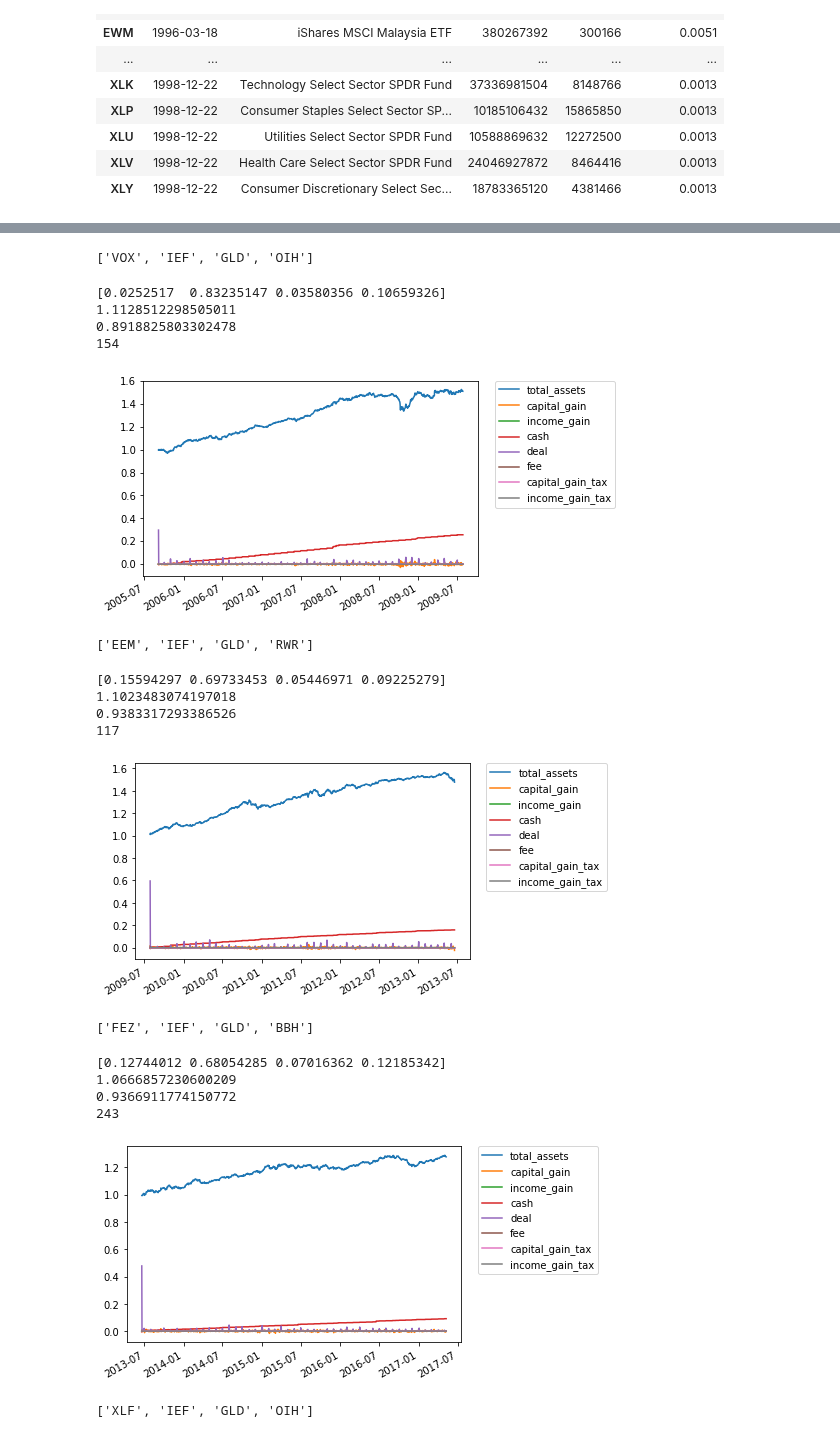
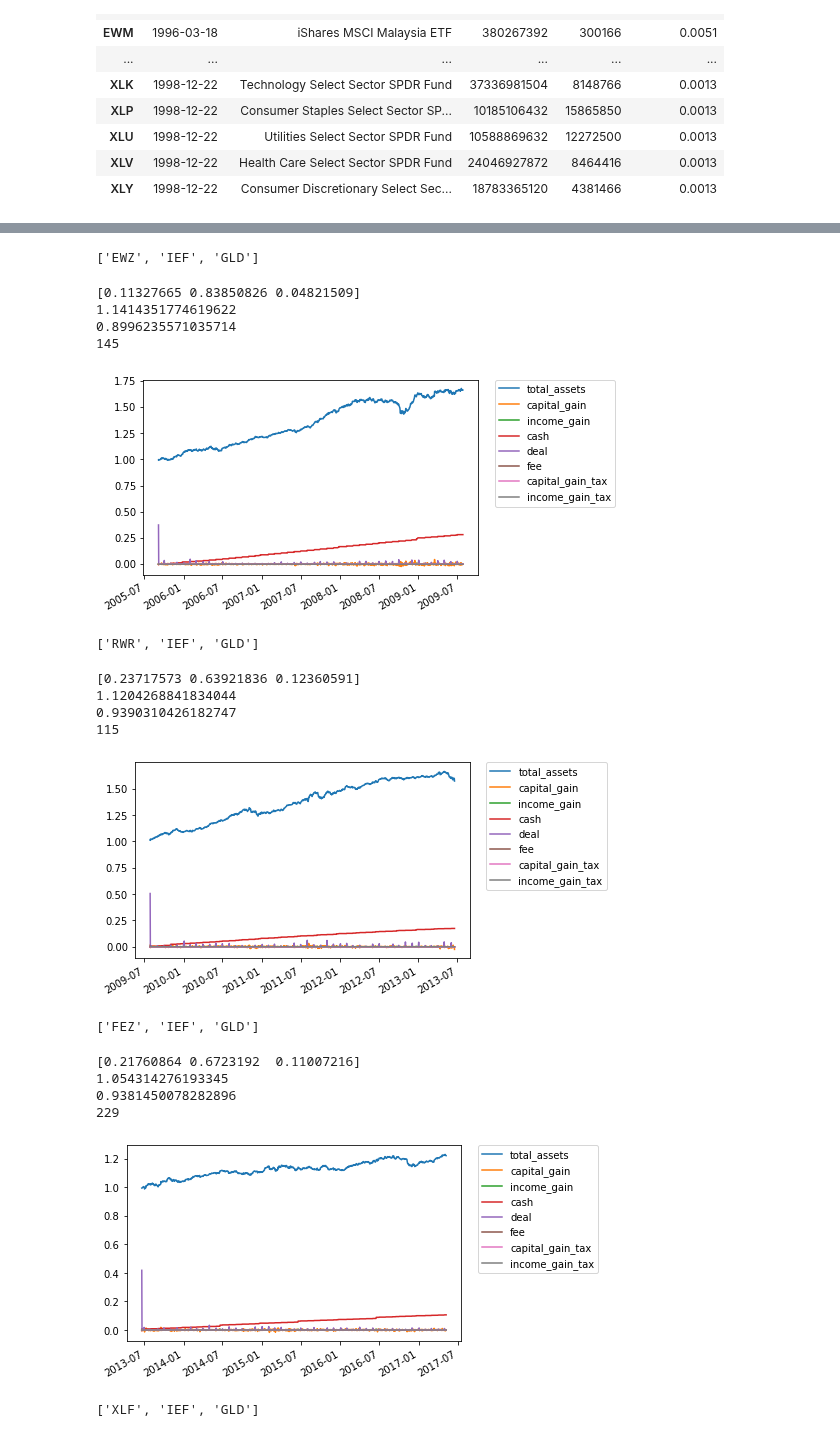
Before and after one commit to sonesuke/mypo, a Jupyter notebook: docs/tutorial/tickers.ipynb, the cells around one changed output, grey strips where cells are left out. Saved outputs shown, nothing was run; the diff lists cells and outputs as text; code cells hidden in the pictures.

Commit message:
mypo-153 make fold

```diff
--- a/docs/tutorial/tickers.ipynb
+++ b/docs/tutorial/tickers.ipynb
@@ -75,7 +76,9 @@ XLY       0.000534  1.804712e-04     2.958266
 # %%
 import matplotlib.pyplot as plt
 from mypo import clustering_tickers, evaluate_combinations
-cluster = clustering_tickers(market, n=4)
+
+CLUSTERS = 3
+cluster = clustering_tickers(market, n=CLUSTERS)
 corr = market.get_rate_of_change()[cluster.index].corr()
 
 plt.figure()
@@ -106,54 +109,53 @@ corr
 74 rows × 74 columns
 # %%
-from mypo import split_n_periods
+from mypo import split_k_folds
 from mypo.optimizer import MinimumVarianceOptimizer, MaximumDiversificationOptimizer
 from mypo.indicator import yearly_total_return, max_drawdown, max_drawdown_span
 from mypo.rebalancer import MonthlyRebalancer
 from mypo import Runner
 
-trains, evals = split_n_periods(market, 4, 200)
+folds = split_k_folds(market, 4, 200)
 # %%
-for i in range(len(trains)):
-    evaluates = evaluate_combinations(trains[i], cluster, optimizer=MaximumDiversificationOptimizer(), verbose=True)
+for i in range(len(folds)):
+    evaluates = evaluate_combinations(folds[i].get_train(), cluster, optimizer=MaximumDiversificationOptimizer(), verbose=True)
     print(list(evaluates['combinations'])[0])
-    target = evals[i].filter((list(evaluates['combinations'])[0]))
+    fold = folds[i].filter((list(evaluates['combinations'])[0]))
     optimizer = MaximumDiversificationOptimizer()
     runner = Runner(
-        assets=[0.25, 0.25, 0.25, 0.25],
+        assets=np.ones(CLUSTERS)/CLUSTERS,
         rebalancer=MonthlyRebalancer(optimizer=optimizer, do_re_optimize=True),
         cash=0
     )
 
-    runner.run(
-        market=target,
-        train_span=200,
+    runner.run_fold(
+        fold=fold,
         verbose=True
     )
     report = runner.report()
     print(optimizer.get_weights())
     print(yearly_total_return(report))
     print(max_drawdown(report))
     print(max_drawdown_span(report))
     ax = report.plot()
     plt.legend(bbox_to_anchor=(1.05, 1), loc='upper left', borderaxespad=0)
     plt.show()
 # %% [output]
-['VOX', 'IEF', 'GLD', 'OIH']
+['EWZ', 'IEF', 'GLD']
-[0.0252517  0.83235147 0.03580356 0.10659326]
-1.1128512298505011
-0.8918825803302478
-154
+[0.11327665 0.83850826 0.04821509]
+1.1414351774619622
+0.8996235571035714
+145
-[figure, old version]
+[figure, new version]
-['EEM', 'IEF', 'GLD', 'RWR']
+['RWR', 'IEF', 'GLD']
-[0.15594297 0.69733453 0.05446971 0.09225279]
-1.1023483074197018
-0.9383317293386526
-117
+[0.23717573 0.63921836 0.12360591]
+1.1204268841834044
+0.9390310426182747
+115
-[figure, old version]
+[figure, new version]
-['FEZ', 'IEF', 'GLD', 'BBH']
+['FEZ', 'IEF', 'GLD']
-[0.12744012 0.68054285 0.07016362 0.12185342]
-1.0666857230600209
-0.9366911774150772
-243
+[0.21760864 0.6723192  0.11007216]
+1.054314276193345
+0.9381450078282896
+229
-[figure, old version]
+[figure, new version]
-['XLF', 'IEF', 'GLD', 'OIH']
+['XLF', 'IEF', 'GLD']
```
Also changed, not shown: parts of 6 cells of this notebook, 5 other files.
